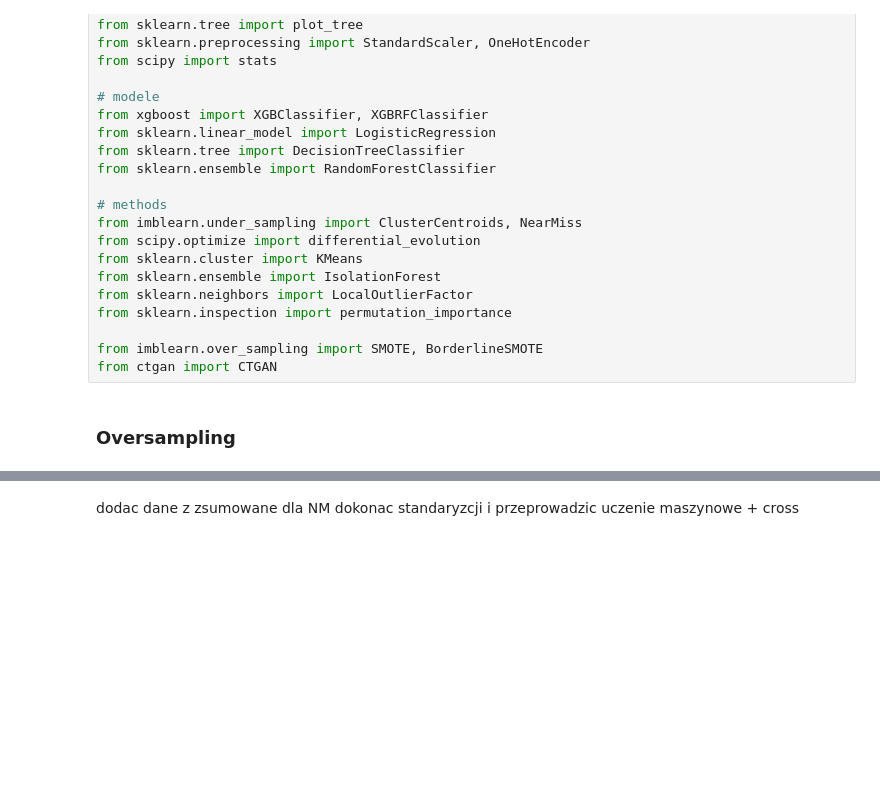
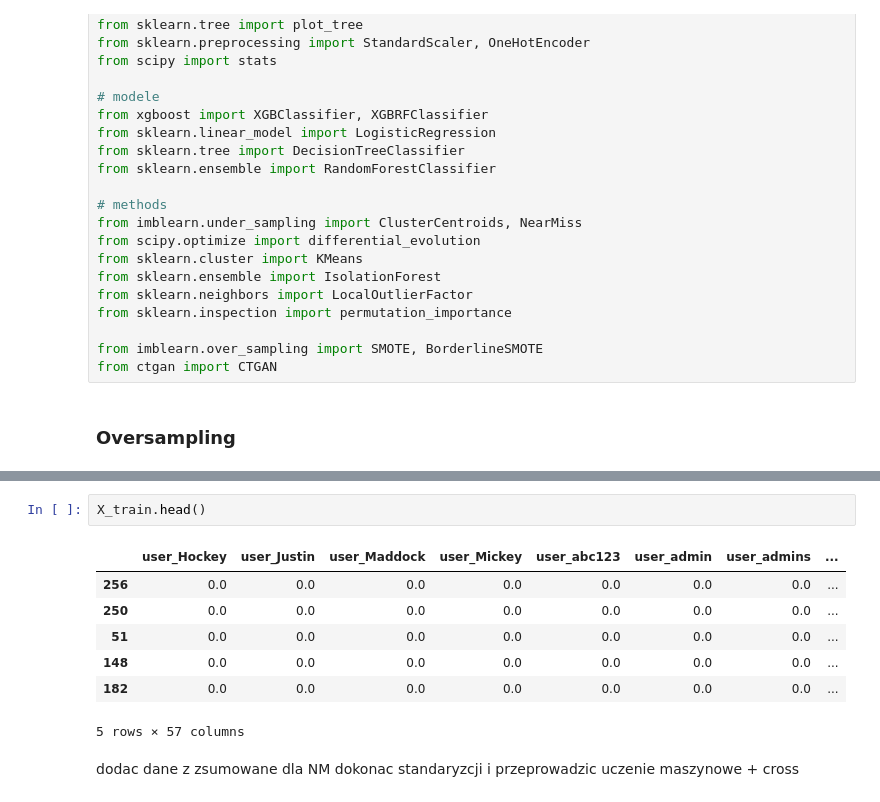
Before and after one commit to BeNNeTTcik/undersampling_data, a Jupyter notebook: notebooks/under_ssh.ipynb, the cells around one changed output, grey strips where cells are left out. Drawn from its saved outputs; the diff is of its cells as text; blank space fills up the shorter version.

```diff
--- a/notebooks/under_ssh.ipynb
+++ b/notebooks/under_ssh.ipynb
@@ -80,6 +83,16 @@ Index(['user', 'is_private', 'is_failure', 'is_root', 'is_valid',
        'not_valid_count', 'ip_failure', 'ip_success', 'no_failure', 'first',
        'td', 'ts', 'target'],
       dtype='object')
+# %%
+X_train.head()
+# %% [output]
+|  | user_Hockey | user_Justin | user_Maddock | user_Mickey | user_abc123 | user_admin | user_admins | ... |
+| 256 | 0.0 | 0.0 | 0.0 | 0.0 | 0.0 | 0.0 | 0.0 | ... |
+| 250 | 0.0 | 0.0 | 0.0 | 0.0 | 0.0 | 0.0 | 0.0 | ... |
+| 51 | 0.0 | 0.0 | 0.0 | 0.0 | 0.0 | 0.0 | 0.0 | ... |
+| 148 | 0.0 | 0.0 | 0.0 | 0.0 | 0.0 | 0.0 | 0.0 | ... |
+| 182 | 0.0 | 0.0 | 0.0 | 0.0 | 0.0 | 0.0 | 0.0 | ... |
+5 rows × 57 columns
 # %% [markdown]
 dodac dane z zsumowane dla NM dokonac standaryzcji i przeprowadzic uczenie maszynowe + cross
 # %%
```
Also changed, not shown: parts of 7 cells of this notebook, 9 other files.
